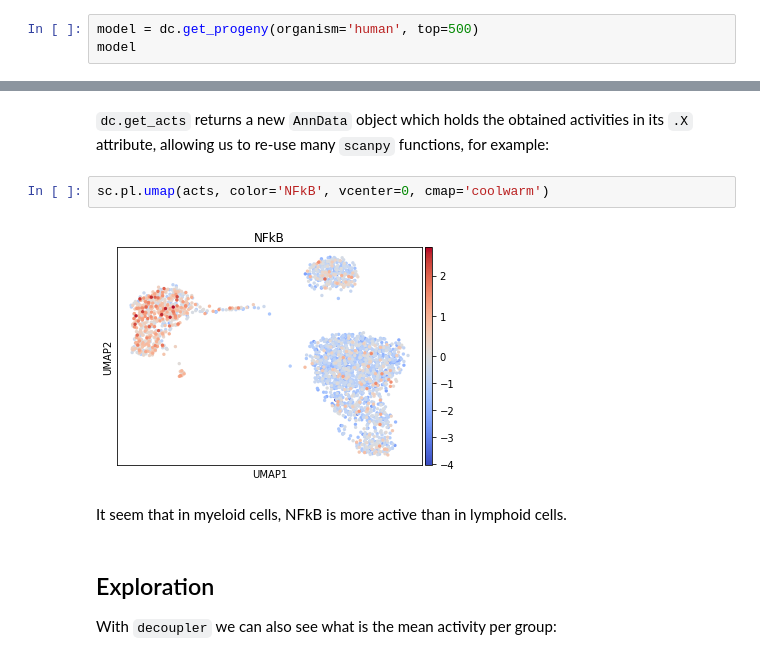
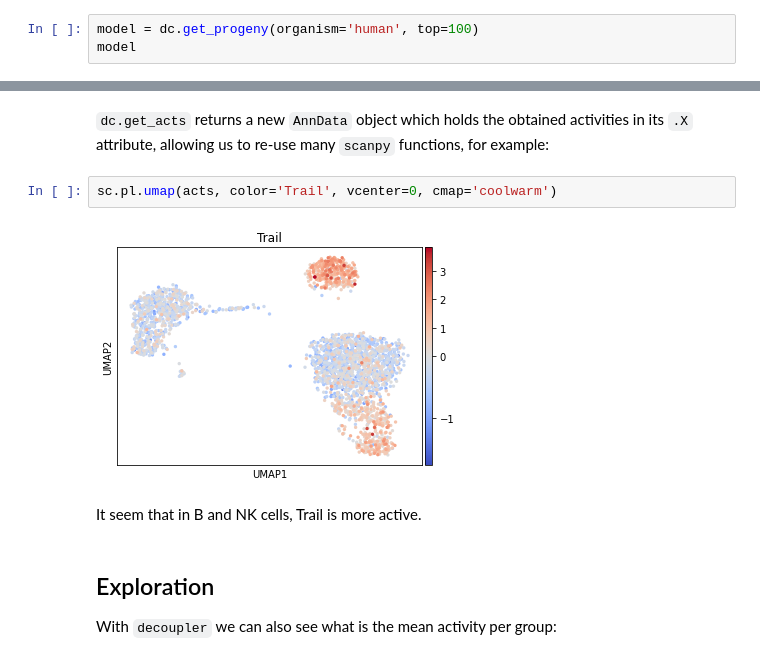
Before and after one commit to saezlab/decoupler-py, a Jupyter notebook: docs/source/notebooks/progeny.ipynb, the cells around one changed output, grey strips where cells are left out. Cells and saved outputs as stored; diff of their text form.

Commit message:
Fixed progeny top genes bug

```diff
--- a/docs/source/notebooks/progeny.ipynb
+++ b/docs/source/notebooks/progeny.ipynb
@@ -53,7 +53,7 @@ sc.pl.umap(adata, color='louvain')
 [PROGENy](https://saezlab.github.io/progeny/) is a comprehensive resource containing a curated collection of pathways and their target genes, with weights for each interaction.
 For this example we will use the human weights (mouse is also available) and we will use the top 500 responsive genes ranked by p-value. To access it we can use `decoupler`.
 # %%
-model = dc.get_progeny(organism='human', top=500)
+model = dc.get_progeny(organism='human', top=100)
 model
 # %% [output]
 |  | source | target | weight | p_value |
@@ -116,11 +116,11 @@ AnnData object with n_obs × n_vars = 2638 × 14
 # %% [markdown]
 `dc.get_acts` returns a new `AnnData` object which holds the obtained activities in its `.X` attribute, allowing us to re-use many `scanpy` functions, for example:
 # %%
-sc.pl.umap(acts, color='NFkB', vcenter=0, cmap='coolwarm')
+sc.pl.umap(acts, color='Trail', vcenter=0, cmap='coolwarm')
 # %% [output]
-[figure, old version]
+[figure, new version]
 # %% [markdown]
-It seem that in myeloid cells, NFkB is more active than in lymphoid cells.
+It seem that in B and NK cells, Trail is more active.
 # %% [markdown]
 ## Exploration
 
```
Also changed, not shown: parts of 5 cells of this notebook, 1 other file.
